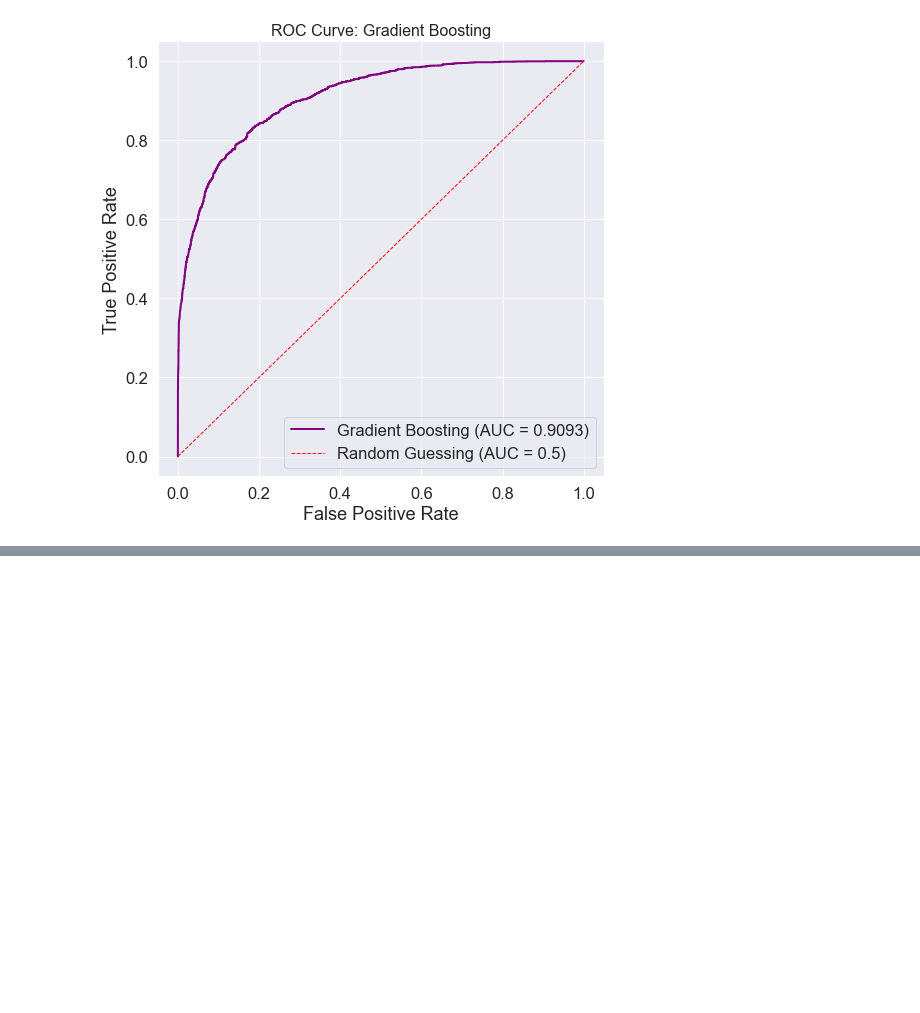
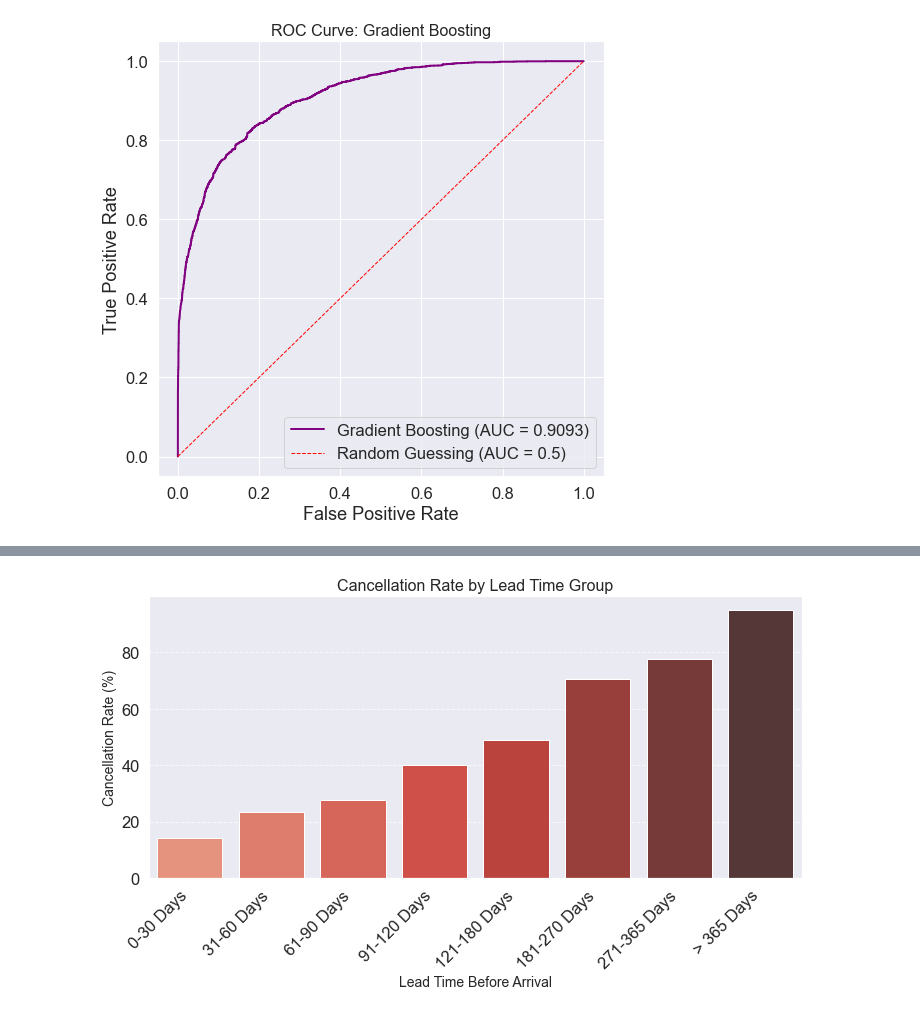
Before and after one commit to morgannash1/hotel_reservations, a Jupyter notebook: notebook.ipynb, the cells around one changed output, grey strips where cells are left out. Cells and saved outputs as stored; diff of their text form; code cells hidden in the pictures; blank space fills up the shorter version.

```diff
--- a/notebook.ipynb
+++ b/notebook.ipynb
@@ -889,0 +972,37 @@ plt.show();
+# %%
+# Assuming your cleaned data is in a DataFrame named 'df_cleaned'
+# and the target column is 'is_canceled' (1=Canceled, 0=Not Canceled)
+
+# --- A. Bin the Lead Time ---
+# Define logical bins for lead time (e.g., monthly bins up to 6 months, then yearly)
+bins = [0, 30, 60, 90, 120, 180, 270, 365, np.inf]
+labels = [
+    '0-30 Days', '31-60 Days', '61-90 Days', '91-120 Days',
+    '121-180 Days', '181-270 Days', '271-365 Days', '> 365 Days'
+]
+
+# Create a new binned column
+data_cleaned['lead_time_group'] = pd.cut(data_cleaned['lead_time'], bins=bins, labels=labels, right=True, include_lowest=True)
+
+# --- B. Group By and Calculate Cancellation Rate ---
+lead_time_cancellation = data_cleaned.groupby('lead_time_group', observed=False)['is_canceled'].mean().reset_index()
+lead_time_cancellation['cancellation_rate'] = lead_time_cancellation['is_canceled'] * 100
+
+# --- C. Plot the Rate ---
+plt.figure(figsize=(10, 6))
+sns.barplot(
+    x='lead_time_group',
+    y='cancellation_rate',
+    data=lead_time_cancellation,
+    palette='Reds_d'
+)
+
+plt.title('Cancellation Rate by Lead Time Group', fontsize=16)
+plt.xlabel('Lead Time Before Arrival', fontsize=14)
+plt.ylabel('Cancellation Rate (%)', fontsize=14)
+plt.xticks(rotation=45, ha='right')
+plt.grid(axis='y', linestyle='--', alpha=0.7)
+plt.tight_layout()
+plt.show();
+# %% [output]
+[figure, added]
```
Also changed, not shown: parts of 13 cells of this notebook, 1 other file.
